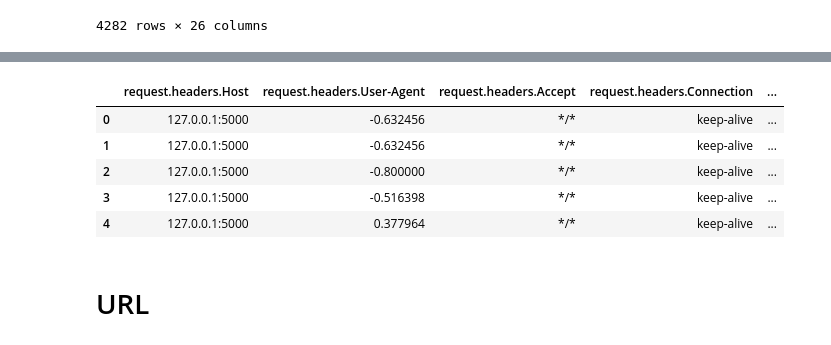
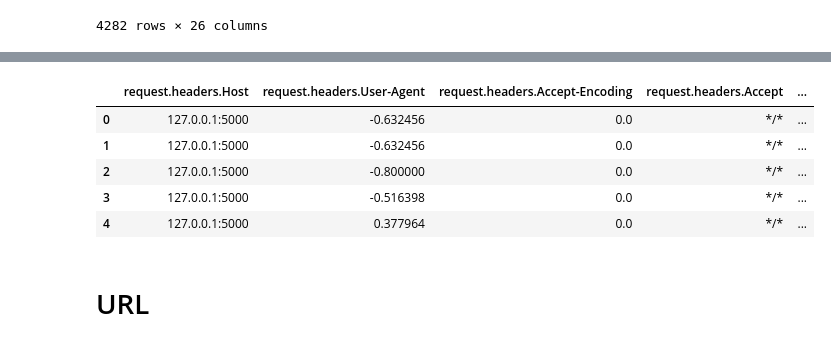
Before and after one commit to RazElbaz/API_security_challenge, a Jupyter notebook: new/model1.ipynb, the cells around one changed output, grey strips where cells are left out. Saved outputs shown, nothing was run; the diff lists cells and outputs as text; code cells hidden in the pictures.

```diff
--- a/new/model1.ipynb
+++ b/new/model1.ipynb
@@ -96,6 +111,9 @@ df.head()
 # # Some will be "simply" encoded via label encoding and others with HashingVectorizer
 
 SIMPLE_HEADERS = [ 'request.method',
+#
+                  'request.headers.Connection',
+    'response.status_code',
                 'request.headers.Accept-Language',
                 'request.headers.Sec-Fetch-Mode',
     'request.headers.Sec-Fetch-Dest',
@@ -103,50 +121,55 @@ SIMPLE_HEADERS = [ 'request.method',
                 ]
 # On these headers we will run HashingVectorizer
 
-COMPLEX_HEADERS = ['response.headers.Content-Type','request.headers.User-Agent',
+COMPLEX_HEADERS = ['response.headers.Content-Type',
+                   'request.headers.User-Agent',
                     'request.headers.Set-Cookie',
                     'response.body',
                    'request.headers.Date',
                     'response.headers.Location',
                     'request.headers.Cookie',
+                   'response.headers.Set-Cookie',
+                   'request.headers.Content-Length',
+                     'request.headers.Accept-Encoding',
                     ]
 
+COLUMNS_TO_REMOVE = [
 
-COLUMNS_TO_REMOVE = ['request.headers.Accept-Encoding',
 
-                     'response.status','response.status_code','response.headers.Set-Cookie',
-                     'request.headers.Content-Length']
+                     'response.status',
+                     ]
 
 # This is our main preprocessing function that will iterate over all of the chosen
 # columns and run some feature extraction models
 def vectorize_df(df):
     le = LabelEncoder()
     h_vec = HashingVectorizer(n_features=4)
 
     # Run LabelEncoder on the chosen features
     for column in SIMPLE_HEADERS:
         df[column] = le.fit_transform(df[column])
 
     # Run HashingVectorizer on the chosen features
     for column in COMPLEX_HEADERS:
         newHVec = h_vec.fit_transform(df[column])
         df[column] = newHVec.todense()
 
     # Remove some columns that may be needed.. (Or not, you decide)
     for column in COLUMNS_TO_REMOVE:
         df.drop(column, axis=1, inplace=True)
     return df
+
 df['response.headers.Content-Length'] = pd.to_numeric(df['response.headers.Content-Length'])
 
 df = vectorize_df(df)
 df.head()
 # %% [output]
-|  | request.headers.Host | request.headers.User-Agent | request.headers.Accept | request.headers.Connection | ... |
-| 0 | 127.0.0.1:5000 | -0.632456 | */* | keep-alive | ... |
-| 1 | 127.0.0.1:5000 | -0.632456 | */* | keep-alive | ... |
-| 2 | 127.0.0.1:5000 | -0.800000 | */* | keep-alive | ... |
-| 3 | 127.0.0.1:5000 | -0.516398 | */* | keep-alive | ... |
-| 4 | 127.0.0.1:5000 | 0.377964 | */* | keep-alive | ... |
+|  | request.headers.Host | request.headers.User-Agent | request.headers.Accept-Encoding | request.headers.Accept | ... |
+| 0 | 127.0.0.1:5000 | -0.632456 | 0.0 | */* | ... |
+| 1 | 127.0.0.1:5000 | -0.632456 | 0.0 | */* | ... |
+| 2 | 127.0.0.1:5000 | -0.800000 | 0.0 | */* | ... |
+| 3 | 127.0.0.1:5000 | -0.516398 | 0.0 | */* | ... |
+| 4 | 127.0.0.1:5000 | 0.377964 | 0.0 | */* | ... |
 # %% [markdown]
 # URL
 # %%
```
Also changed, not shown: parts of 29 cells of this notebook, 1 other file.
